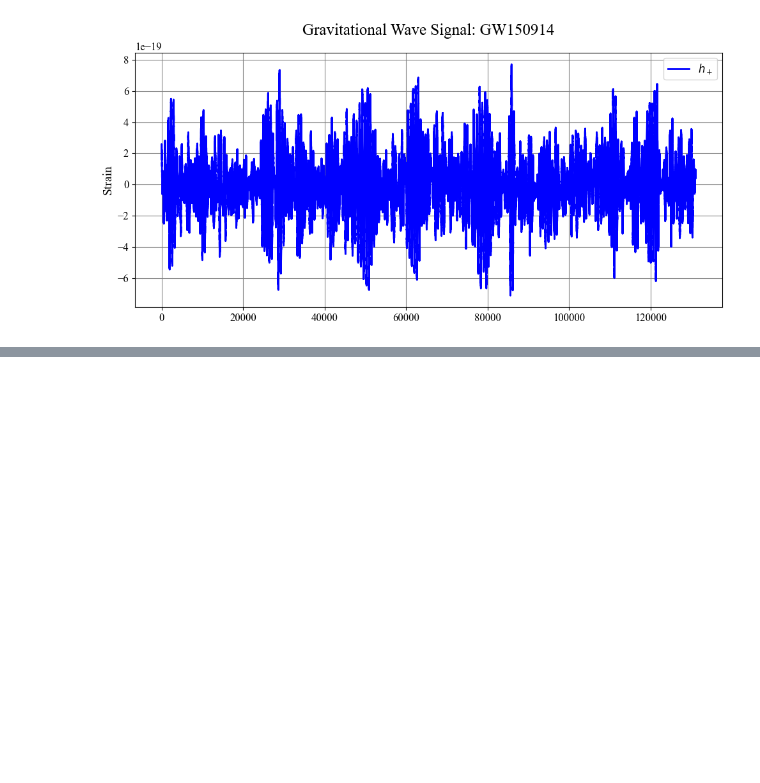
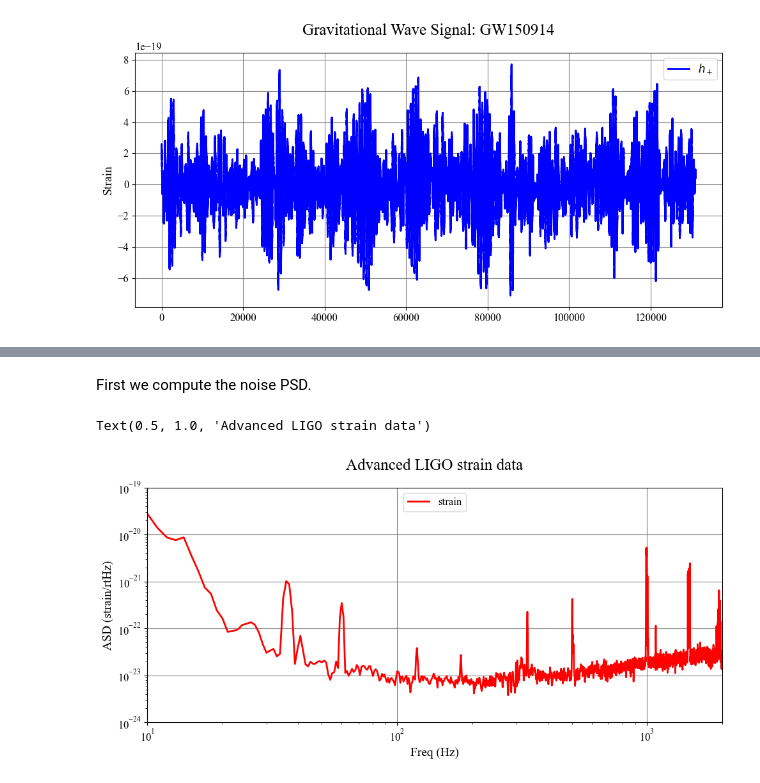
Before and after one commit to Richardforphys/AstroStatistics, a Jupyter notebook: AML/Notebooks/AstroGW/PSD.ipynb, the cells around one changed output, grey strips where cells are left out. Drawn from its saved outputs; the diff is of its cells as text; code cells hidden in the pictures; blank space fills up the shorter version.

```diff
--- a/AML/Notebooks/AstroGW/PSD.ipynb
+++ b/AML/Notebooks/AstroGW/PSD.ipynb
@@ -45,0 +30,2 @@ plt.plot(filtered_h, label='Filtered Signal', color='green')
+# %% [markdown]
+First we compute the noise PSD.
@@ -45,0 +35,17 @@ plt.plot(filtered_h, label='Filtered Signal', color='green')
+# %%
+NFFT = 4096
+fs   = 4096
+fmin = 10
+fmax = 2000
+Pxx_H1, freqs = mlab.psd(h[int(1e5):], Fs = fs, NFFT = NFFT)
+# %%
+plt.figure()
+plt.loglog(freqs, np.sqrt(Pxx_H1),'r',label='strain')
+plt.axis([fmin, fmax, 1e-24, 1e-19])
+plt.ylabel('ASD (strain/rtHz)')
+plt.xlabel('Freq (Hz)')
+plt.legend(loc='upper center')
+plt.title('Advanced LIGO strain data')
+# %% [output]
+Text(0.5, 1.0, 'Advanced LIGO strain data')
+[figure, added]
```
Also changed, not shown: parts of 12 cells of this notebook, 1 other file.
